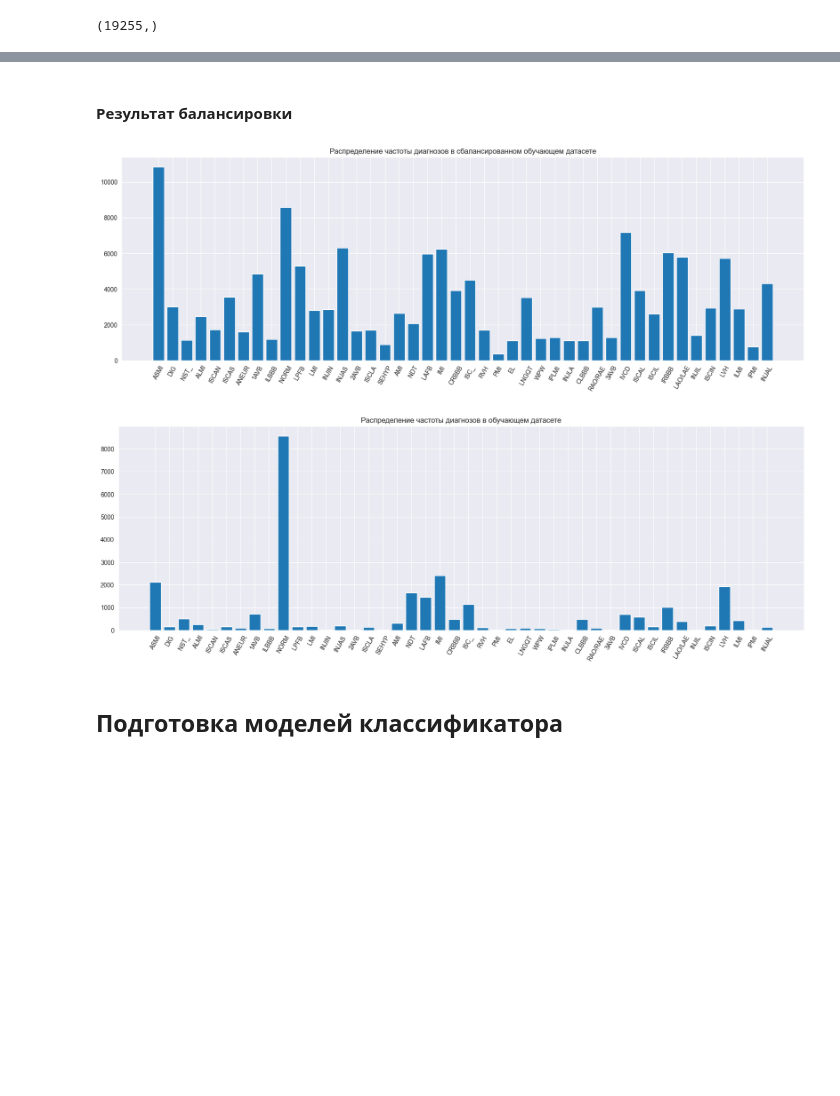
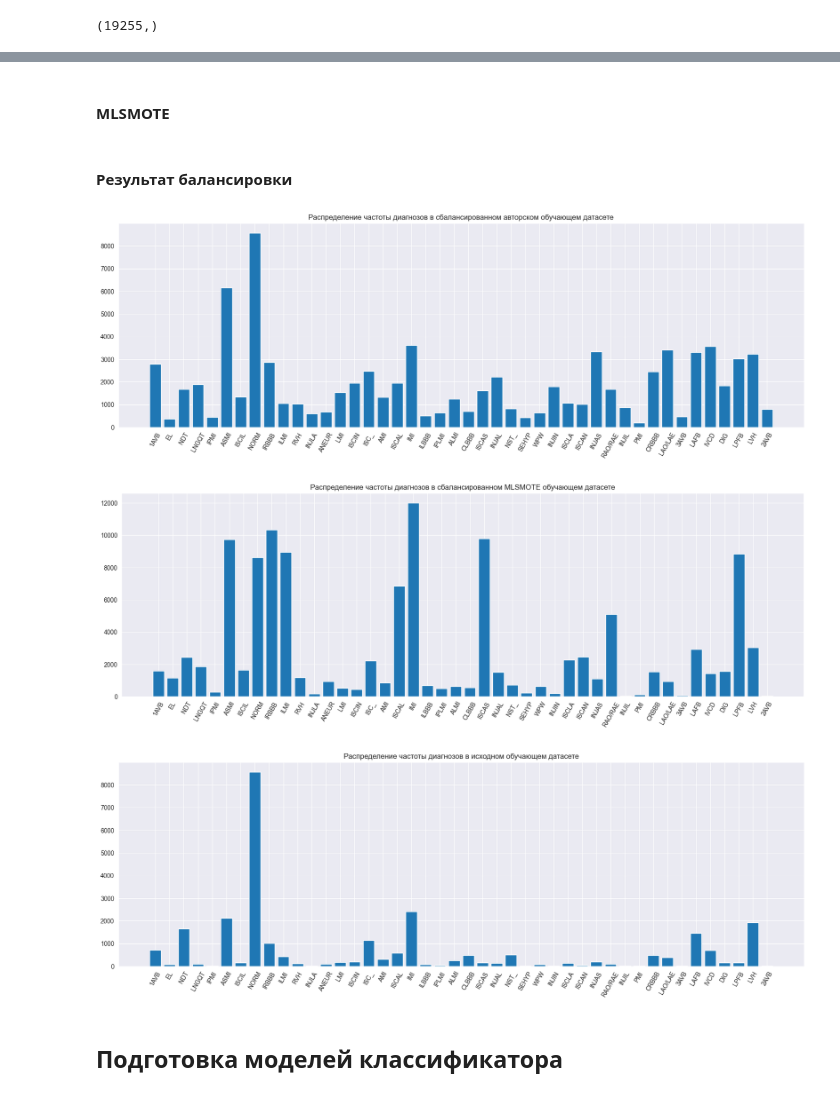
Before and after one commit to SergeiFG/ECG-Classifier, a Jupyter notebook: ECG_Basic.ipynb, the cells around one changed output, grey strips where cells are left out. Cells and saved outputs as stored; diff of their text form; code cells hidden in the pictures; blank space fills up the shorter version.

```diff
--- a/ECG_Basic.ipynb
+++ b/ECG_Basic.ipynb
@@ -276,6 +373,6 @@ print('изначальное распределение редкости кла
 # %%
 for i in range(20):
-    X_train_balanced, Y_train_balanced = multiply(X_train_balanced, Y_train_balanced, 1.2, 0.1)
+    X_train_balanced, Y_train_balanced = multiply(X_train_balanced, Y_train_balanced, 0.9, 0.1)
     print('\n')
     print(f"Длина датасета на шаге {i+1} {len(Y_train_balanced)}")
     print(f'Распределение редкости классов на шаге {i+1} {max(Y_train_balanced.sum(axis=0))/Y_train_balanced.sum(axis=0)}')
@@ -300,11 +397,34 @@ for i in range(20):
+# %% [markdown]
+#### MLSMOTE
+# %%
+ter = torch.tensor(X_train, dtype=torch.float32)
+flat = torch.flatten(ter, 1)
+# %%
+a = pd.DataFrame(flat)
+b = pd.DataFrame(Y_train > 0)
+# %%
+X_sub, y_sub = get_minority_samples(a, b)  # Getting minority samples of that datframe
+X_res, y_res = MLSMOTE(X_sub, y_sub, 10000, 10)  # Applying MLSMOTE to augment the dataframe
+
+X_res = np.array(X_res)
+y_res = np.array(y_res)
+
+X_res = torch.tensor(X_res, dtype=torch.float32)
+X_res = X_res.view(-1, 12, 1000)
+X_res = np.array(X_res)
+
+X_train_balanced_MLSMOTE = np.concatenate((X_train, X_res), axis=0)
+Y_train_balanced_MLSMOTE = np.concatenate((Y_train, y_res), axis=0)
 # %% [markdown]
 #### Результат балансировки
 # %%
-num_classes_dataset(Y_train_balanced, 'сбалансированном обучающем')
-num_classes_dataset(Y_train, 'обучающем')
+num_classes_dataset(Y_train_balanced, 'сбалансированном авторском обучающем')
+num_classes_dataset(Y_train_balanced_MLSMOTE, 'сбалансированном MLSMOTE обучающем')
+num_classes_dataset(Y_train, 'исходном обучающем')
 # %% [output]
-[figure, old version]
+[figure, new version]
-[figure, old version]
+[figure, new version]
+[figure, added]
 # %% [markdown]
 ## Подготовка моделей классификатора
 # %% [markdown]
```
Also changed, not shown: parts of 63 cells of this notebook, 4 other files.
